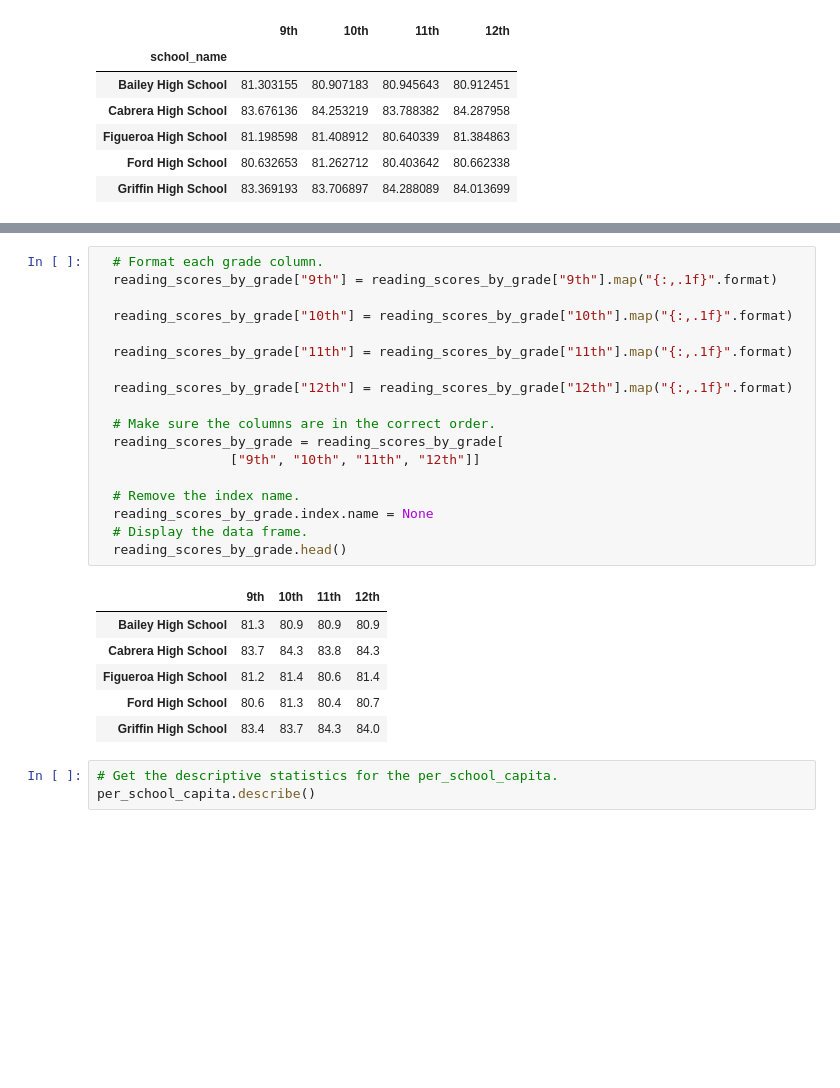
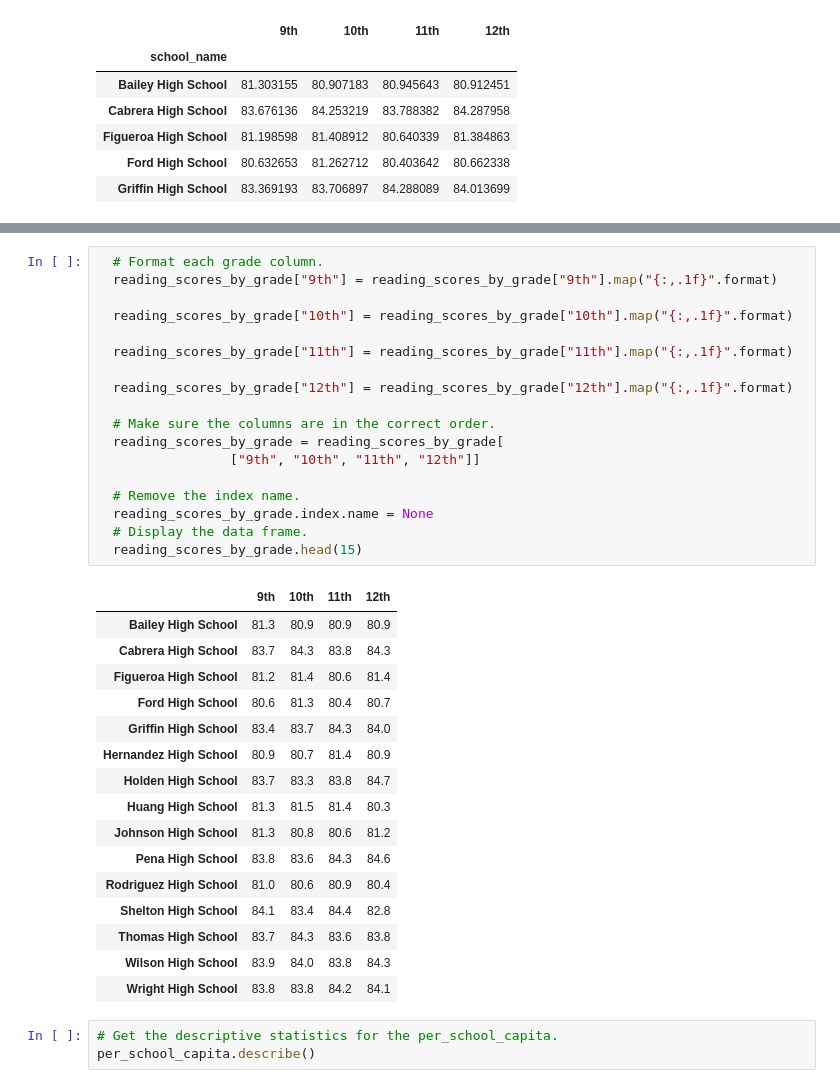
Before and after one commit to maridge/School_District_Analysis, a Jupyter notebook: PyCitySchools.ipynb, the cells around one changed output, grey strips where cells are left out. Cells and saved outputs as stored; diff of their text form; blank space fills up the shorter version.

```diff
--- a/PyCitySchools.ipynb
+++ b/PyCitySchools.ipynb
@@ -1034,28 +1044,38 @@ reading_scores_by_grade.head()
 # %%
   # Format each grade column.
   reading_scores_by_grade["9th"] = reading_scores_by_grade["9th"].map("{:,.1f}".format)
 
   reading_scores_by_grade["10th"] = reading_scores_by_grade["10th"].map("{:,.1f}".format)
 
   reading_scores_by_grade["11th"] = reading_scores_by_grade["11th"].map("{:,.1f}".format)
 
   reading_scores_by_grade["12th"] = reading_scores_by_grade["12th"].map("{:,.1f}".format)
 
   # Make sure the columns are in the correct order.
   reading_scores_by_grade = reading_scores_by_grade[
                  ["9th", "10th", "11th", "12th"]]
 
   # Remove the index name.
   reading_scores_by_grade.index.name = None
   # Display the data frame.
-  reading_scores_by_grade.head()
+  reading_scores_by_grade.head(15)
 # %% [output]
 |  | 9th | 10th | 11th | 12th |
 | Bailey High School | 81.3 | 80.9 | 80.9 | 80.9 |
 | Cabrera High School | 83.7 | 84.3 | 83.8 | 84.3 |
 | Figueroa High School | 81.2 | 81.4 | 80.6 | 81.4 |
 | Ford High School | 80.6 | 81.3 | 80.4 | 80.7 |
 | Griffin High School | 83.4 | 83.7 | 84.3 | 84.0 |
+| Hernandez High School | 80.9 | 80.7 | 81.4 | 80.9 |
+| Holden High School | 83.7 | 83.3 | 83.8 | 84.7 |
+| Huang High School | 81.3 | 81.5 | 81.4 | 80.3 |
+| Johnson High School | 81.3 | 80.8 | 80.6 | 81.2 |
+| Pena High School | 83.8 | 83.6 | 84.3 | 84.6 |
+| Rodriguez High School | 81.0 | 80.6 | 80.9 | 80.4 |
+| Shelton High School | 84.1 | 83.4 | 84.4 | 82.8 |
+| Thomas High School | 83.7 | 84.3 | 83.6 | 83.8 |
+| Wilson High School | 83.9 | 84.0 | 83.8 | 84.3 |
+| Wright High School | 83.8 | 83.8 | 84.2 | 84.1 |
 # %%
 # Get the descriptive statistics for the per_school_capita.
 per_school_capita.describe()
```
Also changed, not shown: parts of 1 cell of this notebook, 1 other file.
